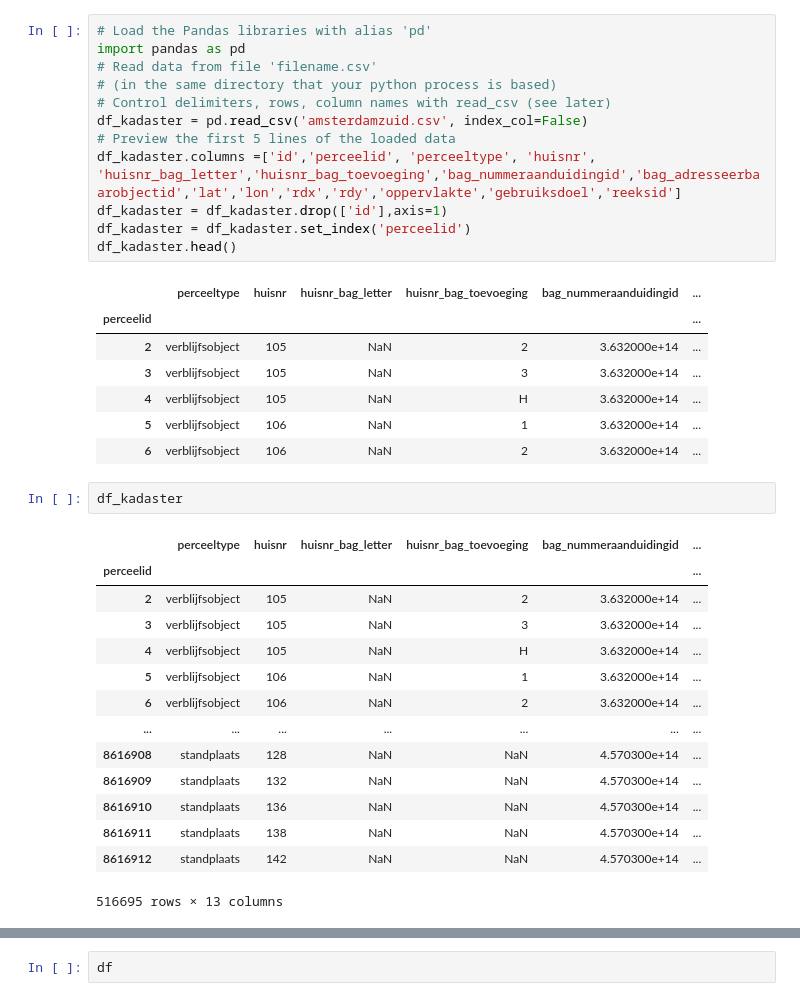
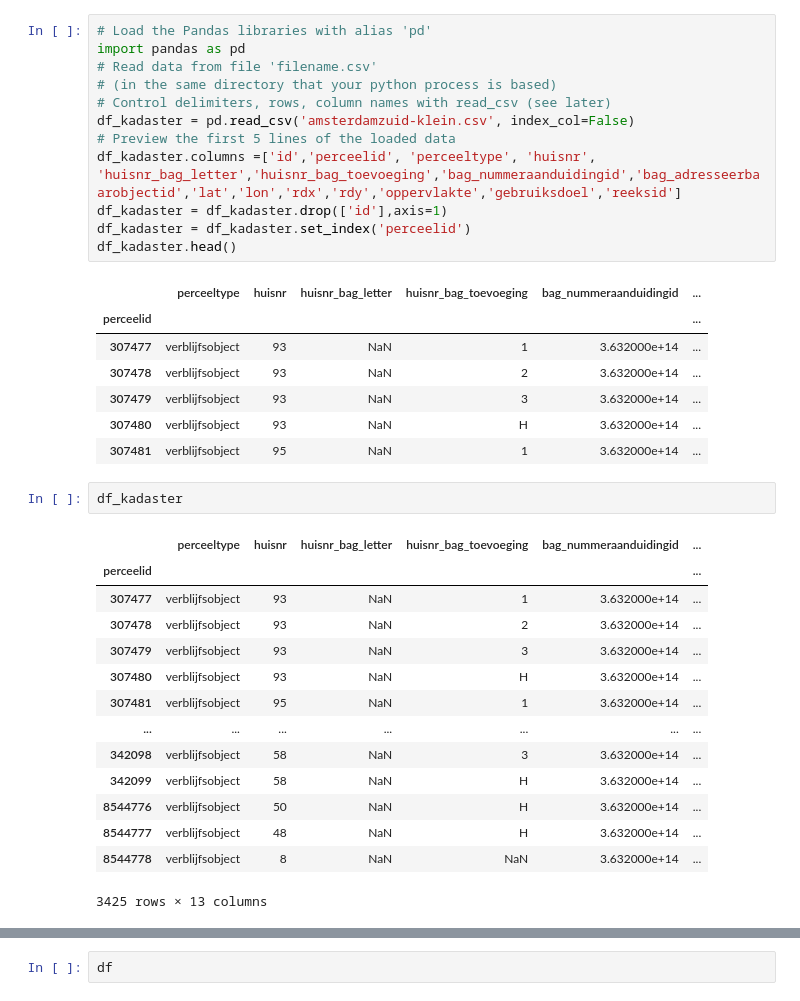
Before and after one commit to Rchou97/dsp, a Jupyter notebook: datasets.ipynb, the cells around one changed output, grey strips where cells are left out. Saved outputs shown, nothing was run; the diff lists cells and outputs as text.

```diff
--- a/datasets.ipynb
+++ b/datasets.ipynb
@@ -1,40 +1,40 @@
 # %%
 # Load the Pandas libraries with alias 'pd'
 import pandas as pd
 # Read data from file 'filename.csv'
 # (in the same directory that your python process is based)
 # Control delimiters, rows, column names with read_csv (see later)
-df_kadaster = pd.read_csv('amsterdamzuid.csv', index_col=False)
+df_kadaster = pd.read_csv('amsterdamzuid-klein.csv', index_col=False)
 # Preview the first 5 lines of the loaded data
 df_kadaster.columns =['id','perceelid', 'perceeltype', 'huisnr', 'huisnr_bag_letter','huisnr_bag_toevoeging','bag_nummeraanduidingid','bag_adresseerbaarobjectid','lat','lon','rdx','rdy','oppervlakte','gebruiksdoel','reeksid']
 df_kadaster = df_kadaster.drop(['id'],axis=1)
 df_kadaster = df_kadaster.set_index('perceelid')
 df_kadaster.head()
 # %% [output]
 |  | perceeltype | huisnr | huisnr_bag_letter | huisnr_bag_toevoeging | bag_nummeraanduidingid | ... |
 | perceelid |  |  |  |  |  | ... |
-| 2 | verblijfsobject | 105 | NaN | 2 | 3.632000e+14 | ... |
-| 3 | verblijfsobject | 105 | NaN | 3 | 3.632000e+14 | ... |
-| 4 | verblijfsobject | 105 | NaN | H | 3.632000e+14 | ... |
-| 5 | verblijfsobject | 106 | NaN | 1 | 3.632000e+14 | ... |
-| 6 | verblijfsobject | 106 | NaN | 2 | 3.632000e+14 | ... |
+| 307477 | verblijfsobject | 93 | NaN | 1 | 3.632000e+14 | ... |
+| 307478 | verblijfsobject | 93 | NaN | 2 | 3.632000e+14 | ... |
+| 307479 | verblijfsobject | 93 | NaN | 3 | 3.632000e+14 | ... |
+| 307480 | verblijfsobject | 93 | NaN | H | 3.632000e+14 | ... |
+| 307481 | verblijfsobject | 95 | NaN | 1 | 3.632000e+14 | ... |
 # %%
 df_kadaster
 # %% [output]
 |  | perceeltype | huisnr | huisnr_bag_letter | huisnr_bag_toevoeging | bag_nummeraanduidingid | ... |
 | perceelid |  |  |  |  |  | ... |
-| 2 | verblijfsobject | 105 | NaN | 2 | 3.632000e+14 | ... |
-| 3 | verblijfsobject | 105 | NaN | 3 | 3.632000e+14 | ... |
-| 4 | verblijfsobject | 105 | NaN | H | 3.632000e+14 | ... |
-| 5 | verblijfsobject | 106 | NaN | 1 | 3.632000e+14 | ... |
-| 6 | verblijfsobject | 106 | NaN | 2 | 3.632000e+14 | ... |
+| 307477 | verblijfsobject | 93 | NaN | 1 | 3.632000e+14 | ... |
+| 307478 | verblijfsobject | 93 | NaN | 2 | 3.632000e+14 | ... |
+| 307479 | verblijfsobject | 93 | NaN | 3 | 3.632000e+14 | ... |
+| 307480 | verblijfsobject | 93 | NaN | H | 3.632000e+14 | ... |
+| 307481 | verblijfsobject | 95 | NaN | 1 | 3.632000e+14 | ... |
 | ... | ... | ... | ... | ... | ... | ... |
-| 8616908 | standplaats | 128 | NaN | NaN | 4.570300e+14 | ... |
-| 8616909 | standplaats | 132 | NaN | NaN | 4.570300e+14 | ... |
-| 8616910 | standplaats | 136 | NaN | NaN | 4.570300e+14 | ... |
-| 8616911 | standplaats | 138 | NaN | NaN | 4.570300e+14 | ... |
-| 8616912 | standplaats | 142 | NaN | NaN | 4.570300e+14 | ... |
+| 342098 | verblijfsobject | 58 | NaN | 3 | 3.632000e+14 | ... |
+| 342099 | verblijfsobject | 58 | NaN | H | 3.632000e+14 | ... |
+| 8544776 | verblijfsobject | 50 | NaN | H | 3.632000e+14 | ... |
+| 8544777 | verblijfsobject | 48 | NaN | H | 3.632000e+14 | ... |
+| 8544778 | verblijfsobject | 8 | NaN | NaN | 3.632000e+14 | ... |
-516695 rows × 13 columns
+3425 rows × 13 columns
 # %%
 straal = 20
 
```
Also changed, not shown: parts of 1 cell of this notebook, 2 other files.
